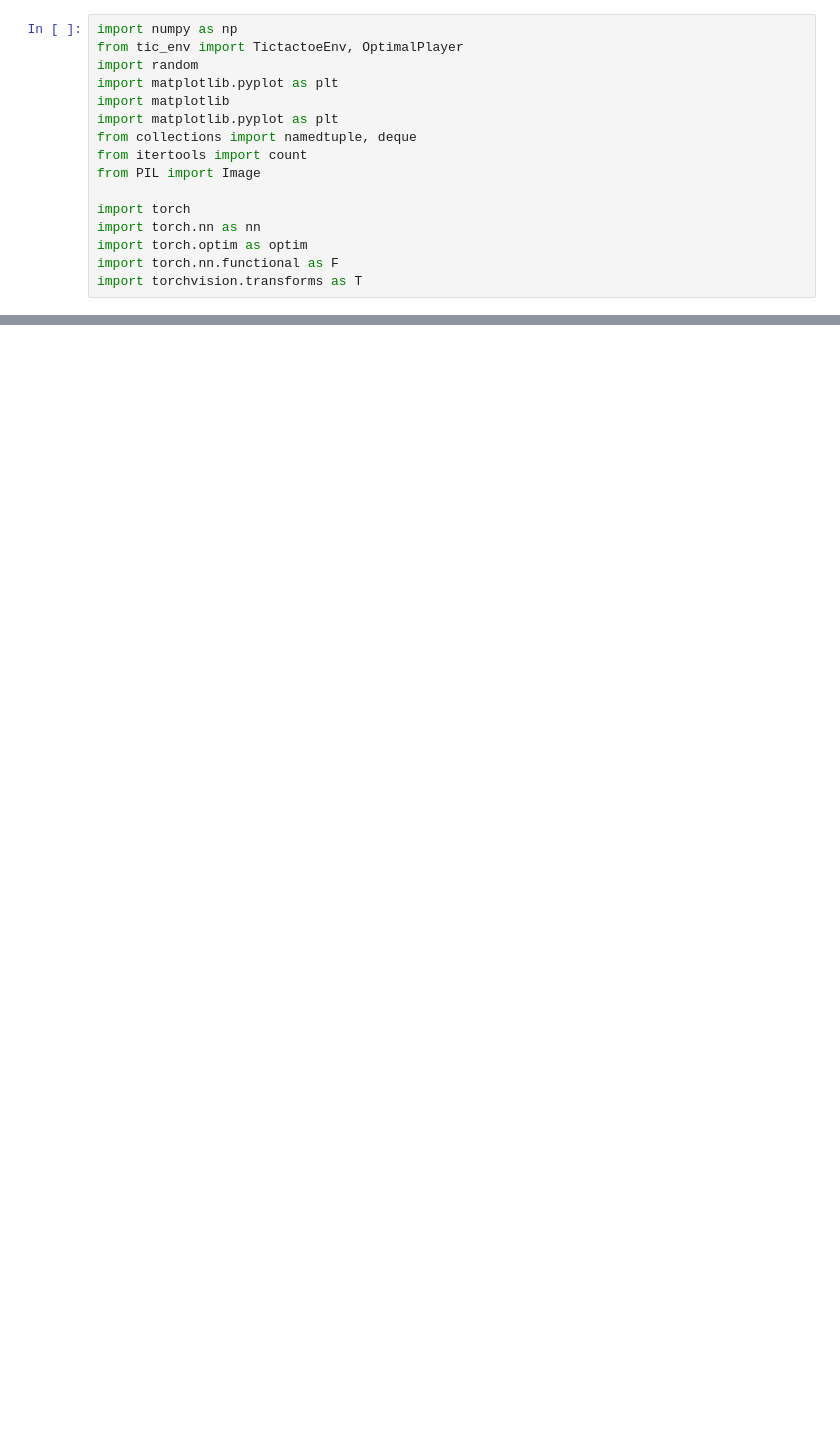
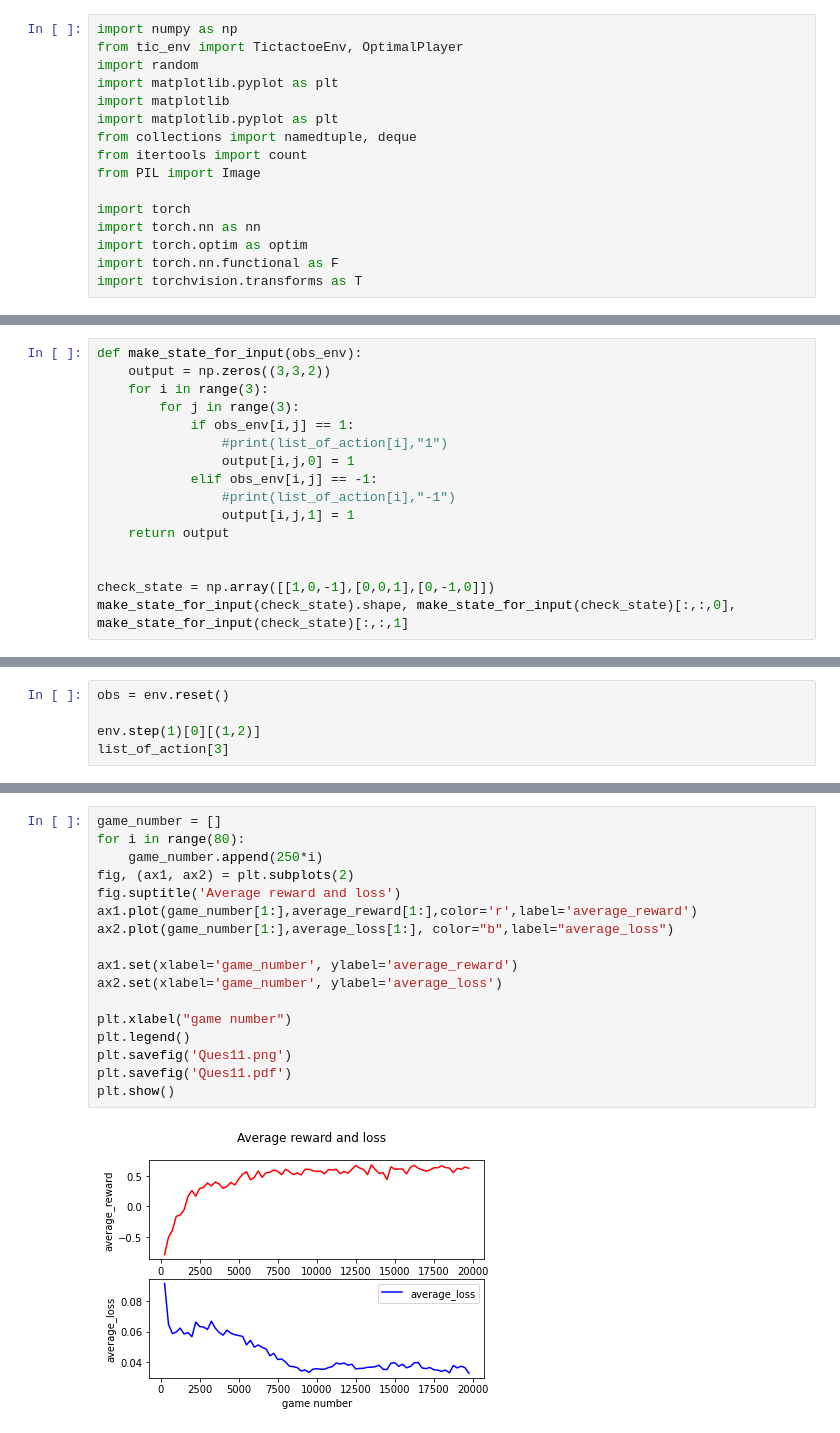
Before and after one commit to xav-nal/Tic-tac-toe-game, a Jupyter notebook: tic_tac_DQN.ipynb, the cells around one changed output, grey strips where cells are left out. Saved outputs shown, nothing was run; the diff lists cells and outputs as text; blank space fills up the shorter version.

Commit message:
Here is the version of my code with some plots
Feel free to play around :p

```diff
--- a/tic_tac_DQN.ipynb
+++ b/tic_tac_DQN.ipynb
@@ -548,0 +41,16 @@ print(b)
+# %%
+def make_state_for_input(obs_env):
+    output = np.zeros((3,3,2))
+    for i in range(3):
+        for j in range(3):
+            if obs_env[i,j] == 1:
+                #print(list_of_action[i],"1")
+                output[i,j,0] = 1
+            elif obs_env[i,j] == -1:
+                #print(list_of_action[i],"-1")
+                output[i,j,1] = 1
+    return output
+
+
+check_state = np.array([[1,0,-1],[0,0,1],[0,-1,0]])
+make_state_for_input(check_state).shape, make_state_for_input(check_state)[:,:,0], make_state_for_input(check_state)[:,:,1]
@@ -548,0 +192,5 @@ print(b)
+# %%
+obs = env.reset()
+
+env.step(1)[0][(1,2)]
+list_of_action[3]
@@ -548,0 +465,19 @@ print(b)
+# %%
+game_number = []
+for i in range(80):
+    game_number.append(250*i)
+fig, (ax1, ax2) = plt.subplots(2)
+fig.suptitle('Average reward and loss')
+ax1.plot(game_number[1:],average_reward[1:],color='r',label='average_reward')
+ax2.plot(game_number[1:],average_loss[1:], color="b",label="average_loss")
+
+ax1.set(xlabel='game_number', ylabel='average_reward')
+ax2.set(xlabel='game_number', ylabel='average_loss')
+
+plt.xlabel("game number")
+plt.legend()
+plt.savefig('Ques11.png')
+plt.savefig('Ques11.pdf')
+plt.show()
+# %% [output]
+[figure, added]
```
Also changed, not shown: parts of 33 cells of this notebook.
